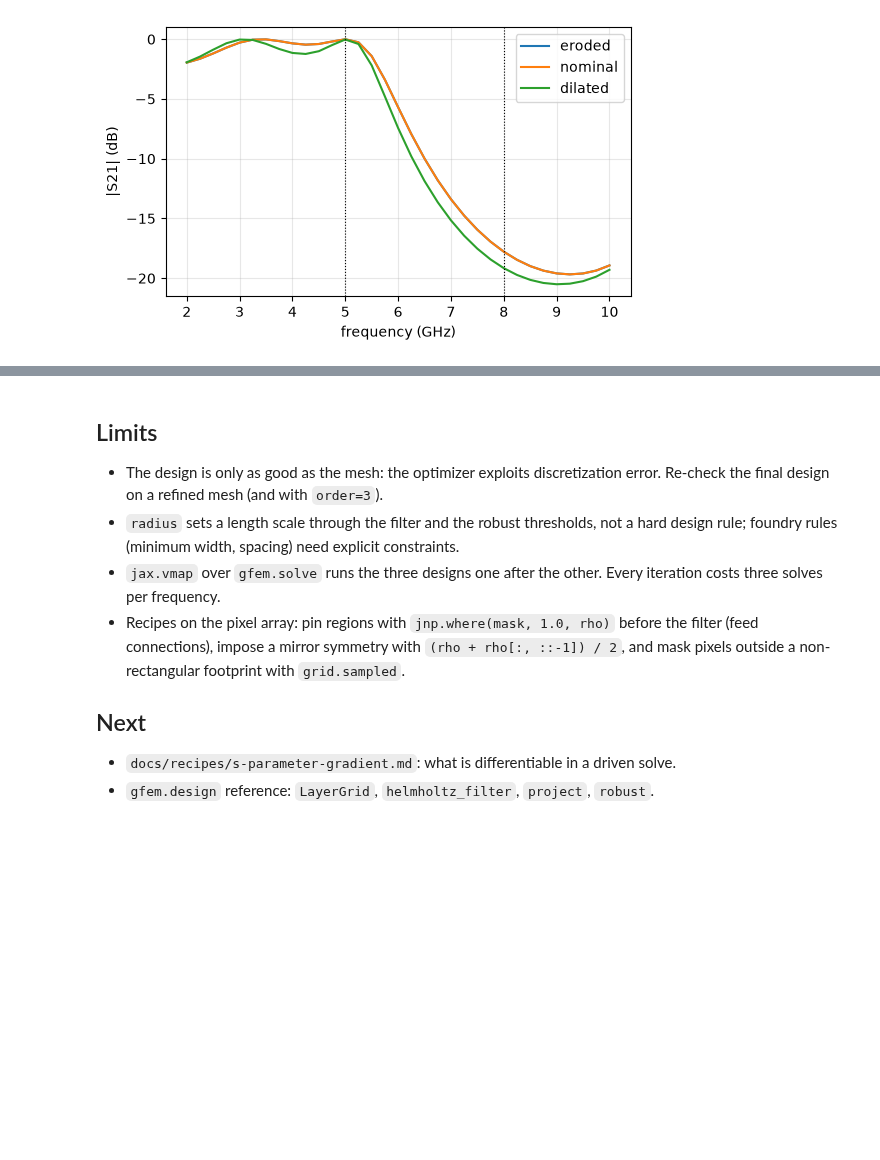
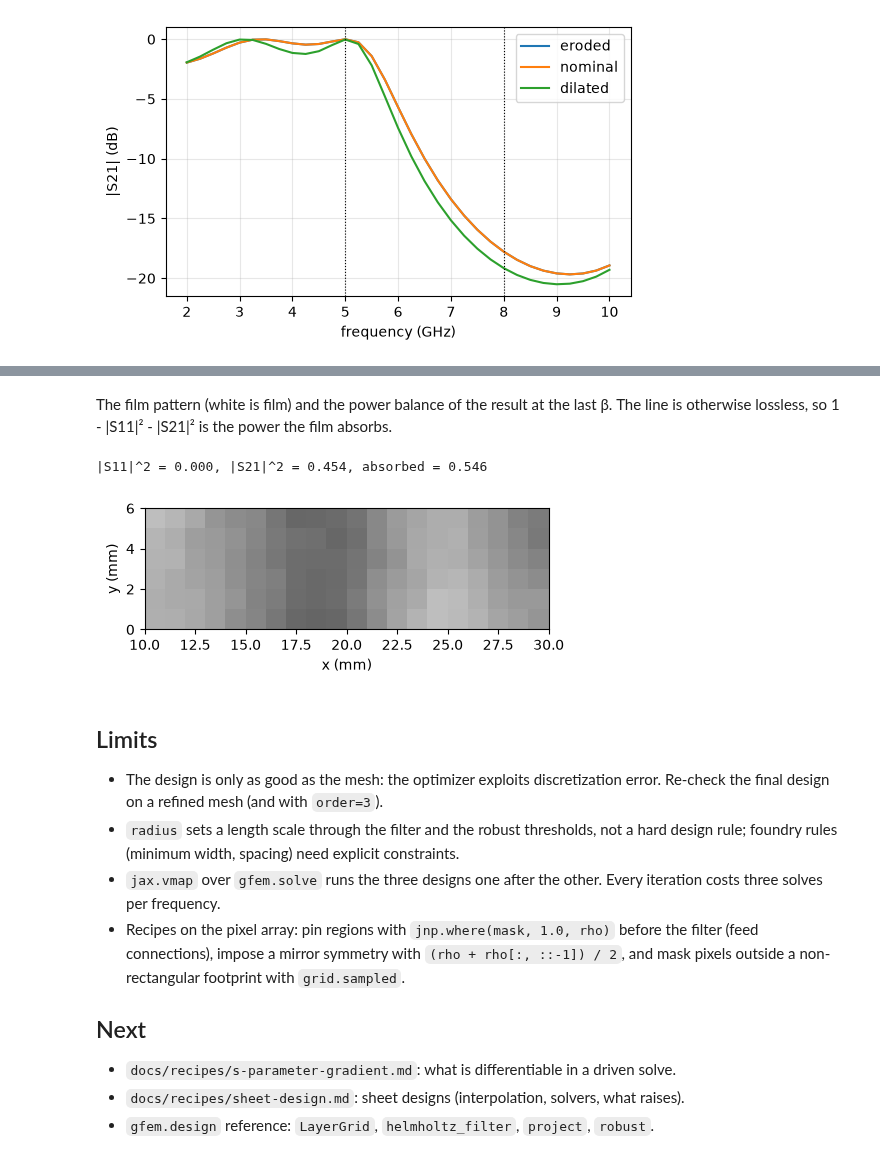
Before and after one commit to benvial/gfem, a Jupyter notebook: docs/tutorials/topology.ipynb, the cells around one changed output, grey strips where cells are left out. Cells and saved outputs as stored; diff of their text form; code cells hidden in the pictures; blank space fills up the shorter version.

Commit message:
docs: topology tutorial designs a patterned resistive sheet

```diff
--- a/docs/tutorials/topology.ipynb
+++ b/docs/tutorials/topology.ipynb
@@ -221,0 +274,9 @@ max | |S11|^2 + |S21|^2 - 1 | (nominal) = 7.5e-10
+# %%
+rho = 0.5 + 0.01 * jax.random.normal(jax.random.key(1), sheet_grid.shape)
+state = optimizer.init(rho)
+for beta in (2.0, 4.0, 8.0):
+    for _ in range(8):
+        value, g = sheet_value_and_grad(rho, beta)
+        updates, state = optimizer.update(g, state)
+        rho = jnp.clip(optax.apply_updates(rho, updates), 0.0, 1.0)
+    print(f"beta = {beta:3.0f}: loss = {float(value):.2e}")
@@ -222,3 +287,33 @@ max | |S11|^2 + |S21|^2 - 1 | (nominal) = 7.5e-10
+# %% [markdown]
+The film pattern (white is film) and the power balance of the result at the last
+β. The line is otherwise lossless, so 1 - |S11|² - |S21|² is the power the film
+absorbs.
+# %%
+density = design.project(sheet_blur(rho), beta=8.0)
+r11, t21 = (complex(v) for v in sheet_s(density))
+print(
+    f"|S11|^2 = {abs(r11) ** 2:.3f}, |S21|^2 = {abs(t21) ** 2:.3f}, "
+    f"absorbed = {1 - abs(r11) ** 2 - abs(t21) ** 2:.3f}"
+)
+extent = (
+    np.array(
+        [
+            sheet_grid.origin[0],
+            sheet_grid.origin[0] + sheet_grid.shape[1] * sheet_grid.pitch,
+            sheet_grid.origin[1],
+            sheet_grid.origin[1] + sheet_grid.shape[0] * sheet_grid.pitch,
+        ]
+    )
+    / mm
+)
+fig, ax = plt.subplots(figsize=(7, 2))
+ax.imshow(density, origin="lower", extent=extent, cmap="gray", vmin=0, vmax=1)
+ax.set_xlabel("x (mm)")
+ax.set_ylabel("y (mm)")
+fig.tight_layout()
+# %% [output]
+|S11|^2 = 0.000, |S21|^2 = 0.454, absorbed = 0.546
+[figure, added]
 # %% [markdown]
 ## Limits
 
@@ -236,4 +331,5 @@ max | |S11|^2 + |S21|^2 - 1 | (nominal) = 7.5e-10
 ## Next
 
 - `docs/recipes/s-parameter-gradient.md`: what is differentiable in a driven solve.
+- `docs/recipes/sheet-design.md`: sheet designs (interpolation, solvers, what raises).
 - `gfem.design` reference: `LayerGrid`, `helmholtz_filter`, `project`, `robust`.
```
Also changed, not shown: parts of 3 cells of this notebook.
